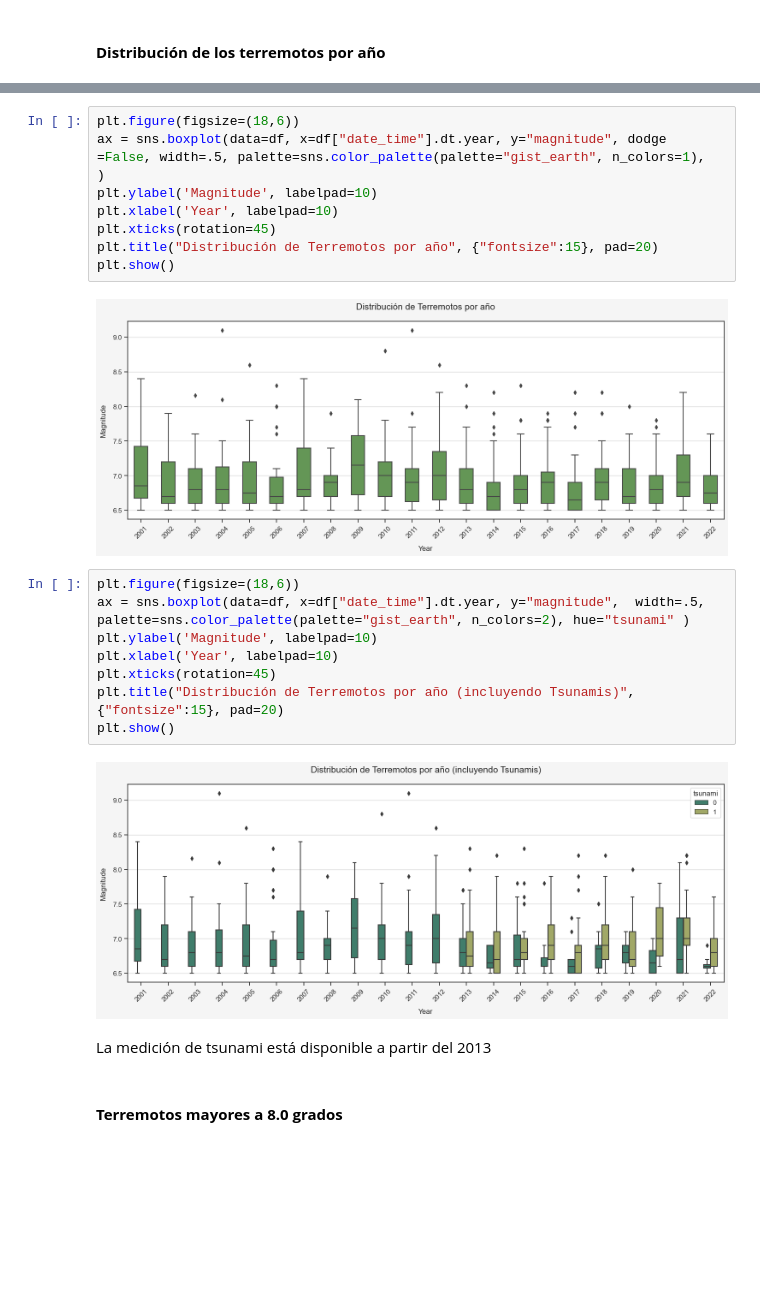
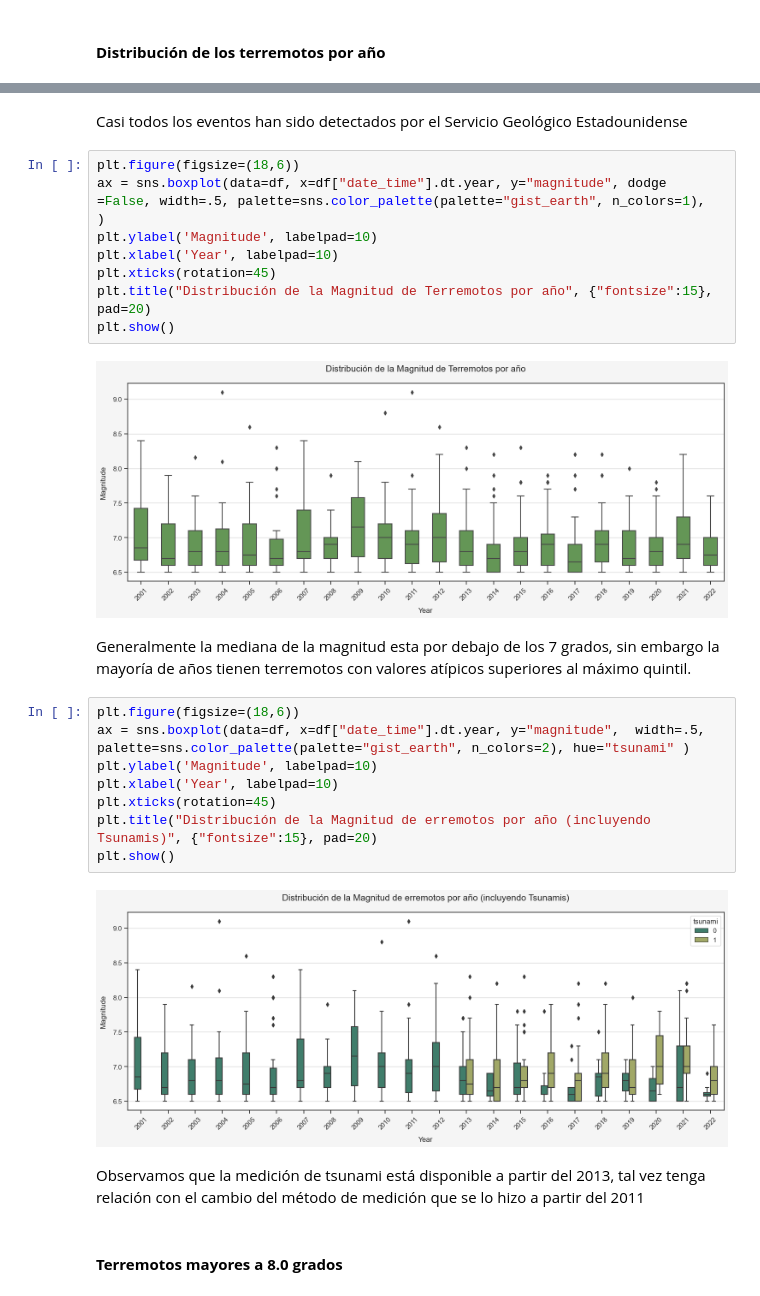
Before and after one commit to Erwin-d3v/Proyecto-2, a Jupyter notebook: Earthquakes.ipynb, the cells around one changed output, grey strips where cells are left out. Saved outputs shown, nothing was run; the diff lists cells and outputs as text; blank space fills up the shorter version.

```diff
--- a/Earthquakes.ipynb
+++ b/Earthquakes.ipynb
@@ -417,25 +440,29 @@ sns.set_style("ticks", {'axes.grid' : True, 'figure.facecolor': 'whitesmoke', 'g
+# %% [markdown]
+Casi todos los eventos han sido detectados por el Servicio Geológico Estadounidense
 # %%
 plt.figure(figsize=(18,6))
 ax = sns.boxplot(data=df, x=df["date_time"].dt.year, y="magnitude", dodge =False, width=.5, palette=sns.color_palette(palette="gist_earth", n_colors=1),  )
 plt.ylabel('Magnitude', labelpad=10)
 plt.xlabel('Year', labelpad=10)
 plt.xticks(rotation=45)
-plt.title("Distribución de Terremotos por año", {"fontsize":15}, pad=20)
+plt.title("Distribución de la Magnitud de Terremotos por año", {"fontsize":15}, pad=20)
 plt.show()
 # %% [output]
-[figure, old version]
+[figure, new version]
+# %% [markdown]
+Generalmente la mediana de la magnitud esta por debajo de los 7 grados, sin embargo la mayoría de años tienen terremotos con valores atípicos superiores al máximo quintil.
 # %%
 plt.figure(figsize=(18,6))
 ax = sns.boxplot(data=df, x=df["date_time"].dt.year, y="magnitude",  width=.5, palette=sns.color_palette(palette="gist_earth", n_colors=2), hue="tsunami" )
 plt.ylabel('Magnitude', labelpad=10)
 plt.xlabel('Year', labelpad=10)
 plt.xticks(rotation=45)
-plt.title("Distribución de Terremotos por año (incluyendo Tsunamis)", {"fontsize":15}, pad=20)
+plt.title("Distribución de la Magnitud de erremotos por año (incluyendo Tsunamis)", {"fontsize":15}, pad=20)
 plt.show()
 # %% [output]
-[figure, old version]
+[figure, new version]
-# %% [markdown]
-La medición de tsunami está disponible a partir del 2013
+# %% [markdown]
+Observamos que la medición de tsunami está disponible a partir del 2013, tal vez tenga relación con el cambio del método de medición que se lo hizo a partir del 2011
 # %% [markdown]
 #### **Terremotos mayores a 8.0 grados**
 # %%
```
Also changed, not shown: parts of 23 cells of this notebook, 1 other file.
